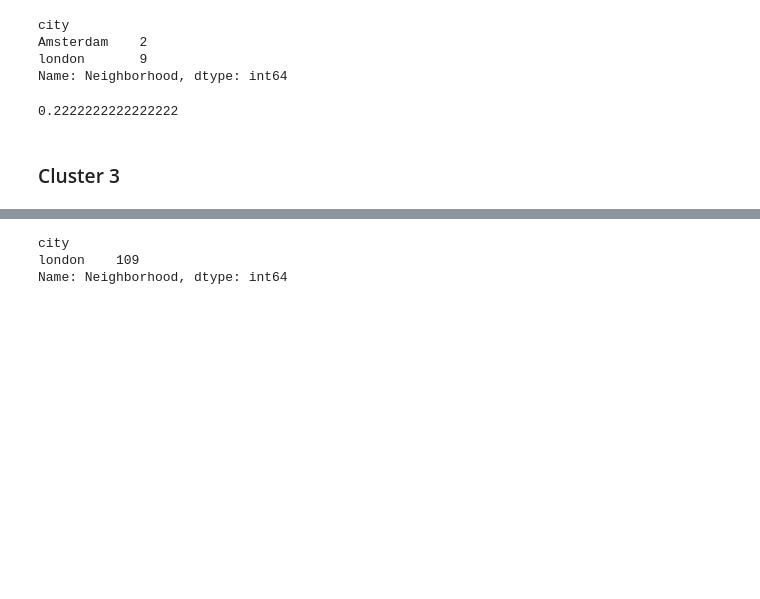
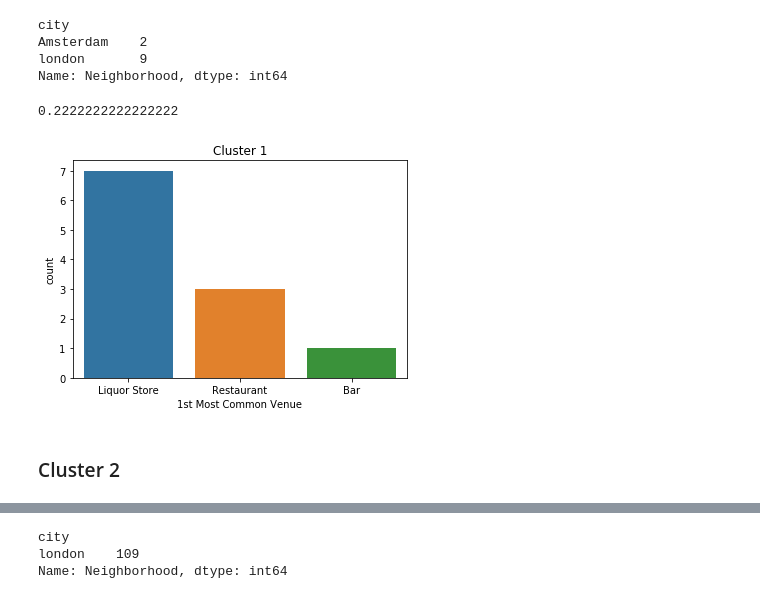
Before and after one commit to thelouwdown/Coursera_Capstone, a Jupyter notebook: IBM Capstone: Week 5.ipynb, the cells around one changed output, grey strips where cells are left out. Drawn from its saved outputs; the diff is of its cells as text; code cells hidden in the pictures; blank space fills up the shorter version.

```diff
--- a/IBM Capstone: Week 5.ipynb
+++ b/IBM Capstone: Week 5.ipynb
@@ -1044,8 +1072,14 @@ perc = am_num/lon_num
 perc
 # %% [output]
 0.2222222222222222
+# %%
+c1 = am_lon_merged[am_lon_merged['Cluster Labels'] == 1]
+ax = sns.countplot(x="1st Most Common Venue", data=c1)
+ax.set( title = 'Cluster 1');
+# %% [output]
+[figure, added]
 # %% [markdown]
-### Cluster 3
+### Cluster 2
 # %%
 am_lon_merged.loc[am_lon_merged['Cluster Labels'] == 2, am_lon_merged.columns[[0] + [1]+ [4] + list(range(5, am_lon_merged.shape[1]))]]
 # %% [output]
```
Also changed, not shown: parts of 12 cells of this notebook.
